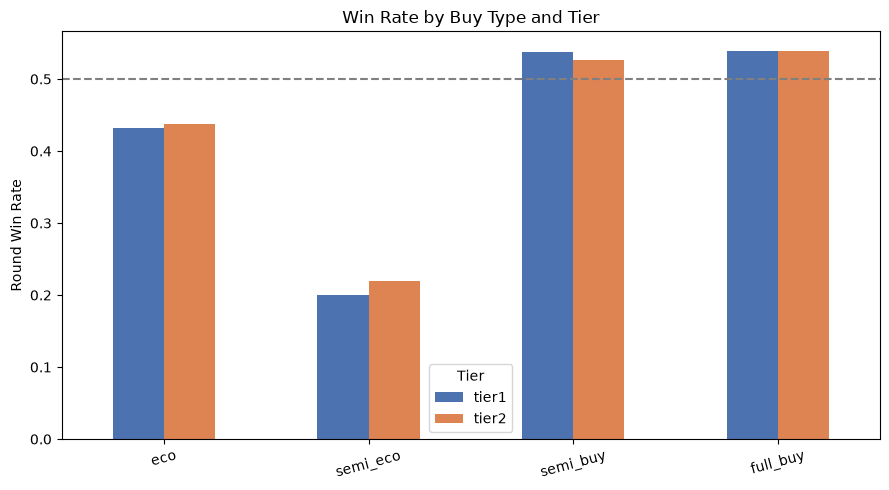
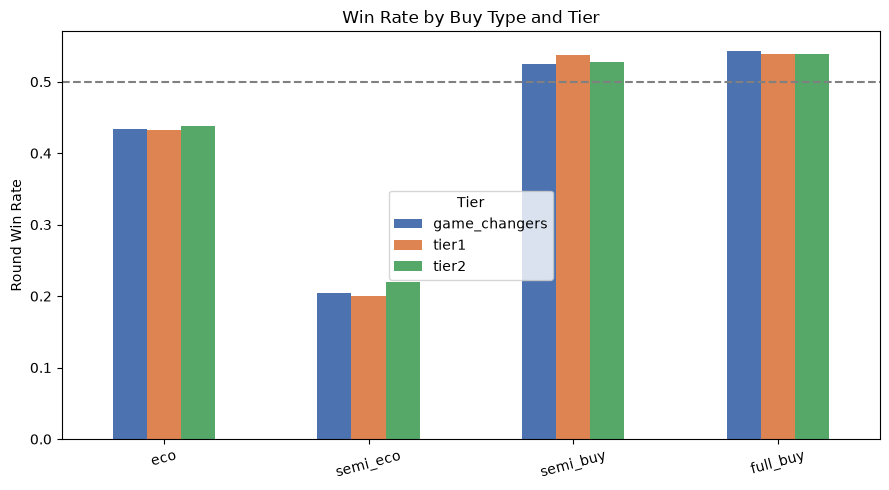
Code edit (unified diff) that turned the first committed figure into the second:
--- before
+++ after
@@ -8,5 +8,5 @@
 
 fig, ax = plt.subplots(figsize=(9,5))
-bt_wr.T.plot(kind='bar', ax=ax, color=['#4C72B0','#DD8452'])
+bt_wr.T.plot(kind='bar', ax=ax, color=['#4C72B0','#DD8452','#55A868'])
 ax.set_title('Win Rate by Buy Type and Tier')
 ax.set_ylabel('Round Win Rate')

Commit: include game changers